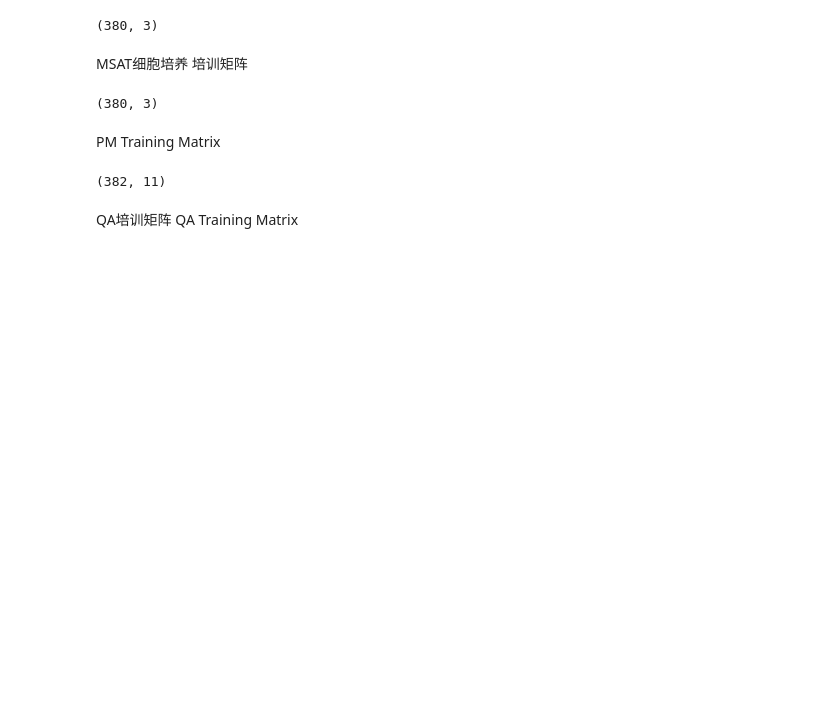
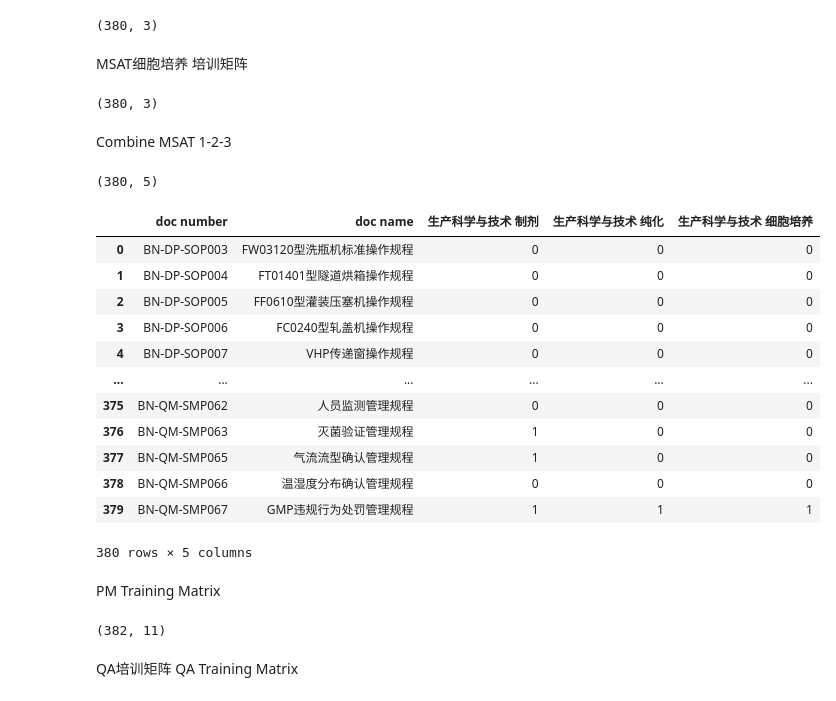
Before and after one commit to taha-parsayan/DAQUMA_project_1, a Jupyter notebook: Code/data_cleaning.ipynb, the cells around one changed output. Saved outputs shown, nothing was run; the diff lists cells and outputs as text; code cells hidden in the pictures; blank space fills up the shorter version.

```diff
--- a/Code/data_cleaning.ipynb
+++ b/Code/data_cleaning.ipynb
@@ -180,5 +174,33 @@ MSAT_3.to_excel(os.path.join(clean_data_path, "MSAT_3.xlsx"), index=False)
 # %% [output]
 (380, 3)
+# %% [markdown]
+Combine MSAT 1-2-3
+# %%
+MSAT = pd.merge(MSAT_1, MSAT_2, on=['doc number', 'doc name'], how='outer')
+MSAT = pd.merge(MSAT, MSAT_3, on=['doc number', 'doc name'], how='outer')
+print(MSAT.shape)
+
+MSAT.to_excel(os.path.join(clean_data_path, "MSAT.xlsx"), index=False)
+
+MSAT_col_number = MSAT.shape[1] - 2 # Get number of columns == number of learning roles (-2 for doc number and doc name)
+MSAT_row_number = MSAT.shape[0]  # Get number of rows == number of documents
+
+MSAT
+# %% [output]
+(380, 5)
+|  | doc number | doc name | 生产科学与技术 制剂 | 生产科学与技术 纯化 | 生产科学与技术 细胞培养 |
+| 0 | BN-DP-SOP003 | FW03120型洗瓶机标准操作规程 | 0 | 0 | 0 |
+| 1 | BN-DP-SOP004 | FT01401型隧道烘箱操作规程 | 0 | 0 | 0 |
+| 2 | BN-DP-SOP005 | FF0610型灌装压塞机操作规程 | 0 | 0 | 0 |
+| 3 | BN-DP-SOP006 | FC0240型轧盖机操作规程 | 0 | 0 | 0 |
+| 4 | BN-DP-SOP007 | VHP传递窗操作规程 | 0 | 0 | 0 |
+| ... | ... | ... | ... | ... | ... |
+| 375 | BN-QM-SMP062 | 人员监测管理规程 | 0 | 0 | 0 |
+| 376 | BN-QM-SMP063 | 灭菌验证管理规程 | 1 | 0 | 0 |
+| 377 | BN-QM-SMP065 | 气流流型确认管理规程 | 1 | 0 | 0 |
+| 378 | BN-QM-SMP066 | 温湿度分布确认管理规程 | 0 | 0 | 0 |
+| 379 | BN-QM-SMP067 | GMP违规行为处罚管理规程 | 1 | 1 | 1 |
+380 rows × 5 columns
 # %% [markdown]
 PM Training Matrix
 # %%
```
Also changed, not shown: parts of 7 cells of this notebook, 1 other file.
